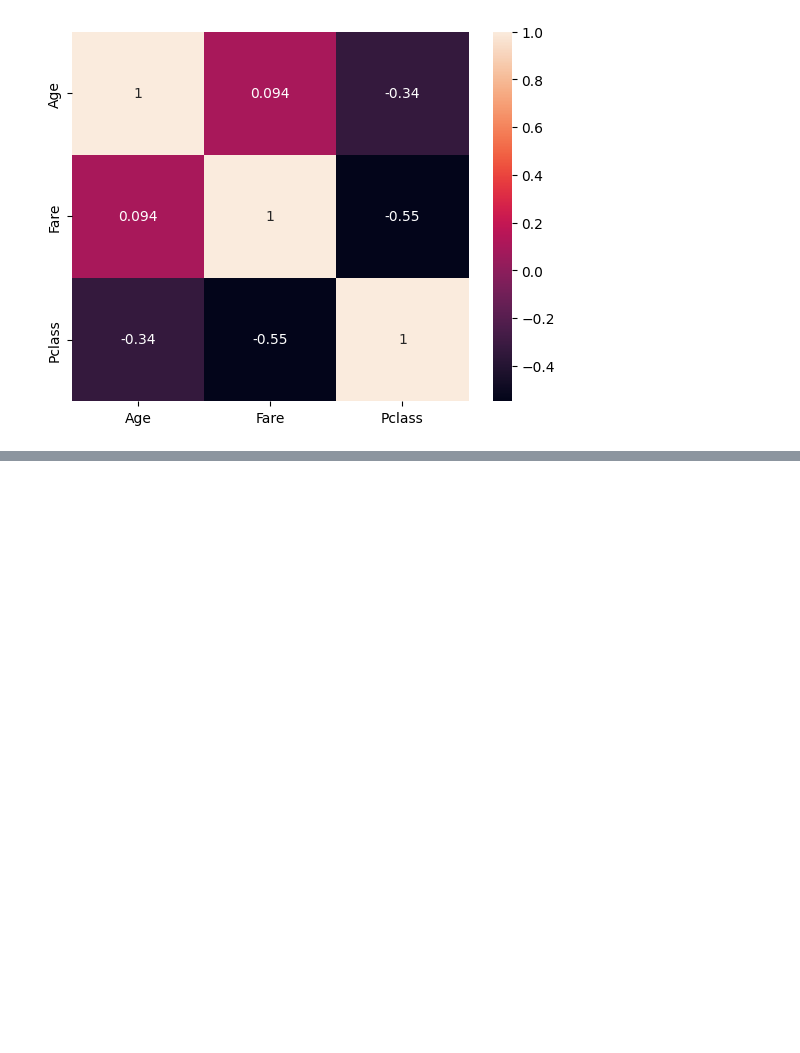
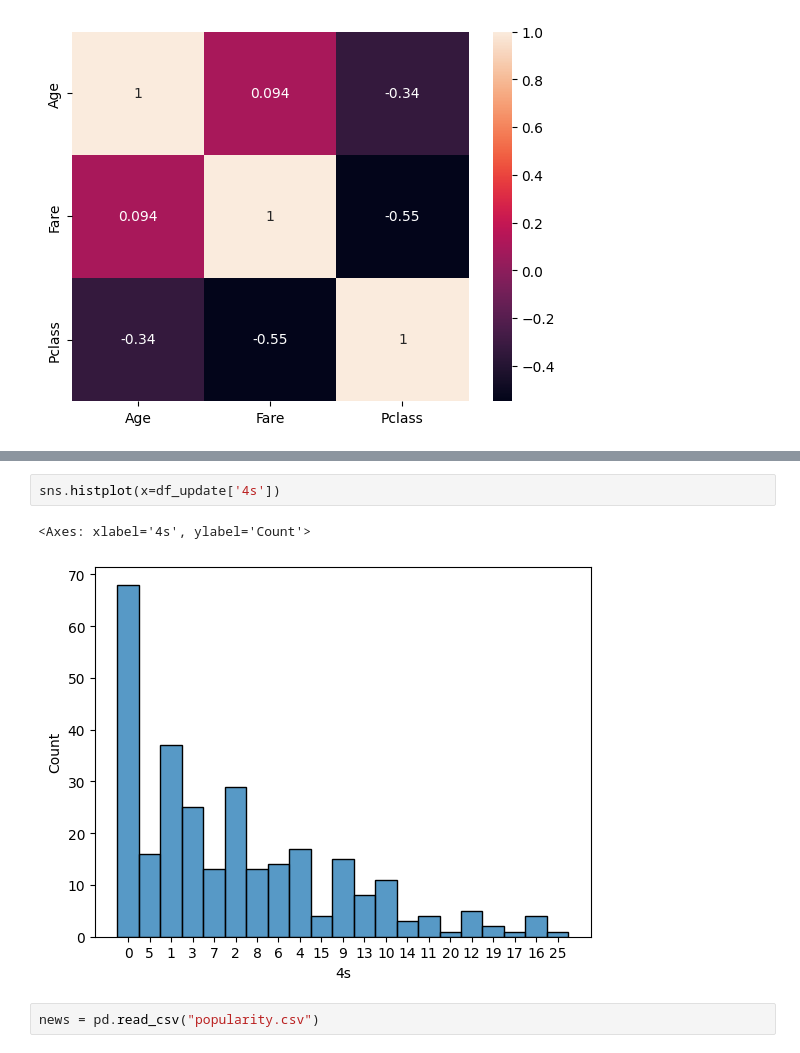
Before and after one commit to monikaa947/Upgrad-Learning, a Jupyter notebook: EDA_Analysis_techniques.ipynb, the cells around one changed output, grey strips where cells are left out. Drawn from its saved outputs; the diff is of its cells as text; blank space fills up the shorter version.

```diff
--- a/EDA_Analysis_techniques.ipynb
+++ b/EDA_Analysis_techniques.ipynb
@@ -229,0 +289,7 @@ plt.show()
+# %%
+sns.histplot(x=df_update['4s'])
+# %% [output]
+<Axes: xlabel='4s', ylabel='Count'>
+[figure, added]
+# %%
+news = pd.read_csv("popularity.csv")
```
Also changed, not shown: parts of 44 cells of this notebook.
